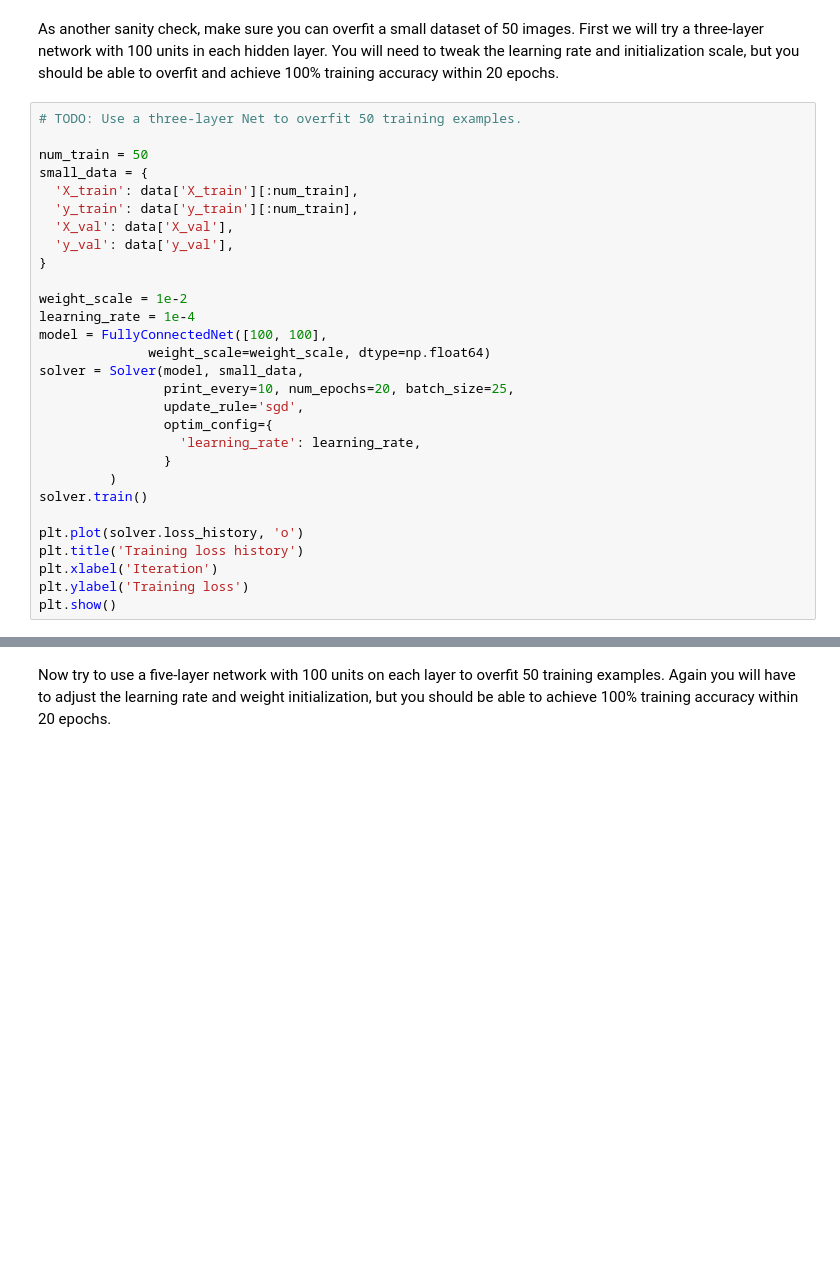
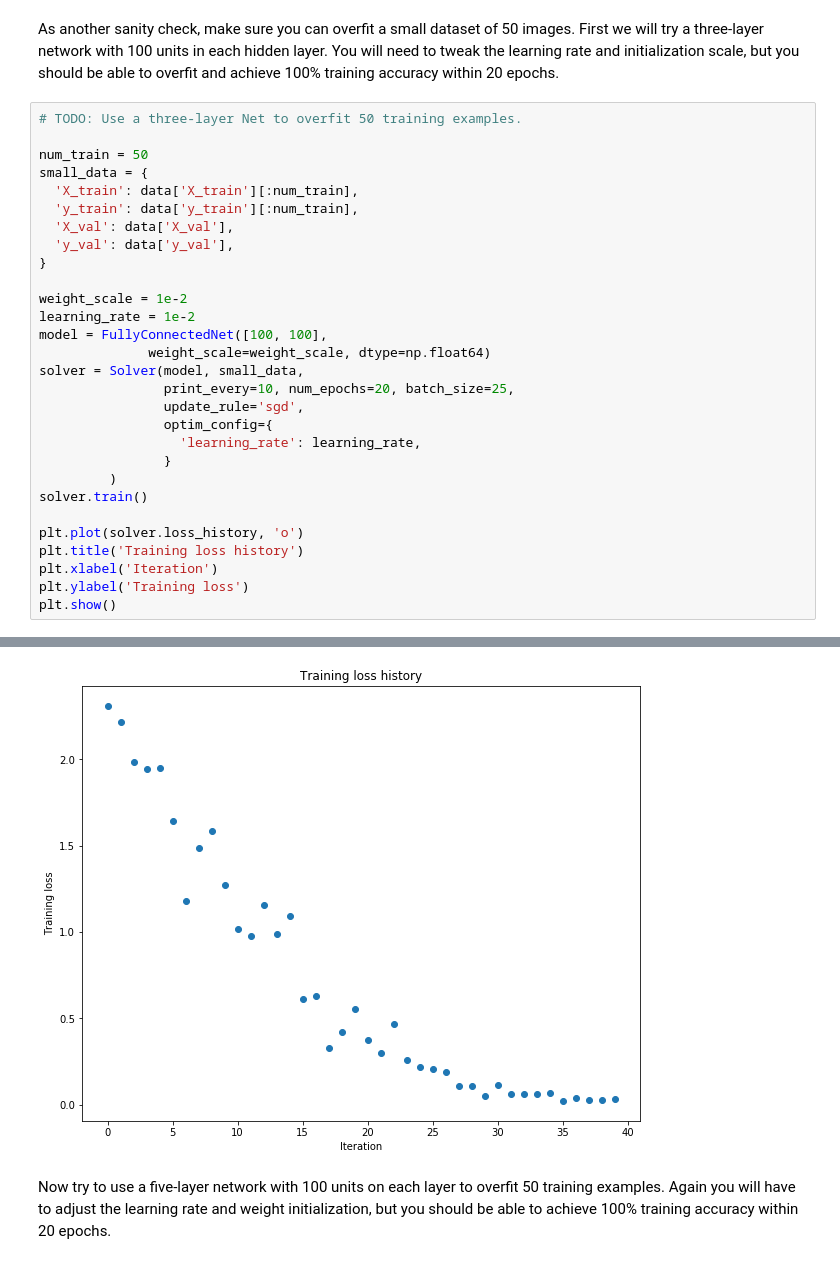
Before and after one commit to sunburntfish/cs231n-assignment2, a Jupyter notebook: FullyConnectedNets.ipynb, the cells around one changed output, grey strips where cells are left out. Cells and saved outputs as stored; diff of their text form; blank space fills up the shorter version.

```diff
--- a/FullyConnectedNets.ipynb
+++ b/FullyConnectedNets.ipynb
@@ -395,7 +433,7 @@ small_data = {
 }
 
 weight_scale = 1e-2
-learning_rate = 1e-4
+learning_rate = 1e-2
 model = FullyConnectedNet([100, 100],
               weight_scale=weight_scale, dtype=np.float64)
 solver = Solver(model, small_data,
@@ -412,3 +450,4 @@ plt.title('Training loss history')
 plt.xlabel('Iteration')
 plt.ylabel('Training loss')
 plt.show()
+# %% [output]
@@ -415,3 +471,4 @@ plt.show()
+[figure, added]
 # %% [markdown]
 Now try to use a five-layer network with 100 units on each layer to overfit 50 training examples. Again you will have to adjust the learning rate and weight initialization, but you should be able to achieve 100% training accuracy within 20 epochs.
 # %%
```
Also changed, not shown: parts of 7 cells of this notebook, 1 other file.
